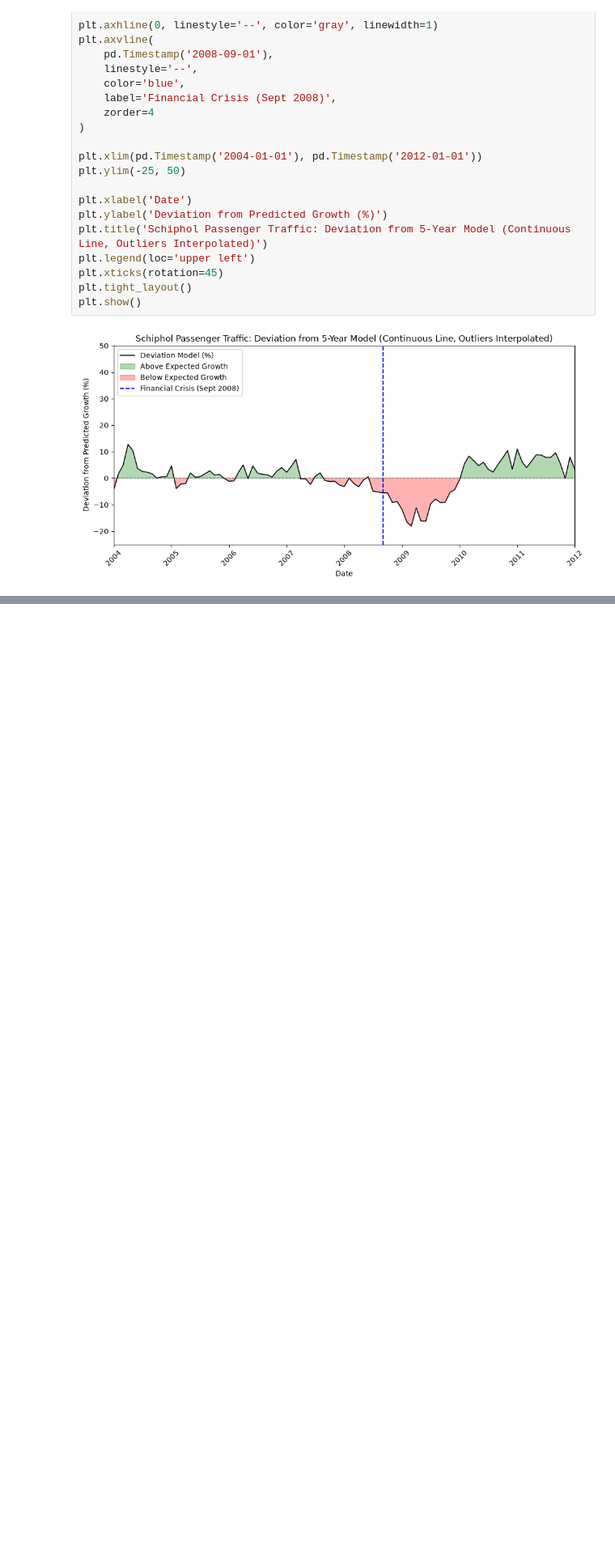
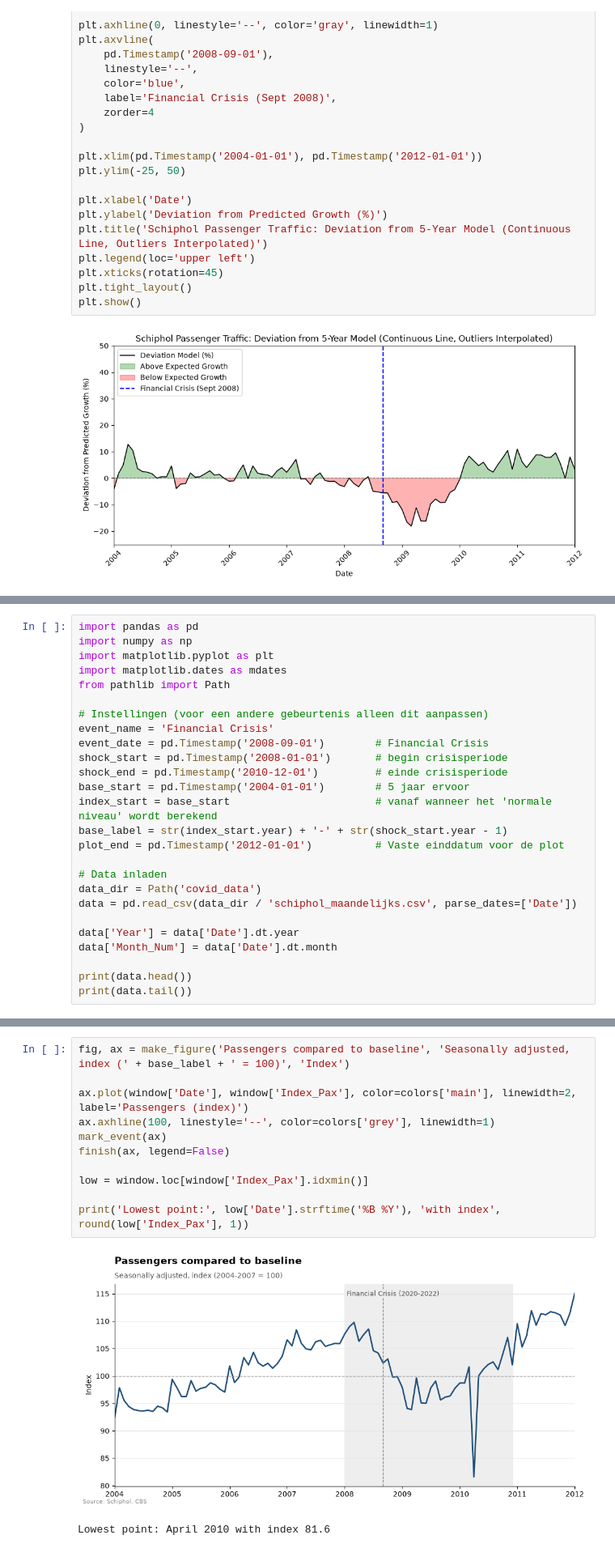
Before and after one commit to TIL6022-Python-Programming/Project_groep11, a Jupyter notebook: Financial_crisis_dataresults.ipynb, the cells around one changed output, grey strips where cells are left out. Shown at 81% size. Drawn from its saved outputs; the diff is of its cells as text; blank space fills up the shorter version.

```diff
--- a/Financial_crisis_dataresults.ipynb
+++ b/Financial_crisis_dataresults.ipynb
@@ -389,3 +437,29 @@ plt.tight_layout()
 plt.show()
 # %% [output]
 [figure]
+# %%
+import pandas as pd
+import numpy as np
+import matplotlib.pyplot as plt
+import matplotlib.dates as mdates
+from pathlib import Path
+
+# Instellingen (voor een andere gebeurtenis alleen dit aanpassen)
+event_name = 'Financial Crisis'
+event_date = pd.Timestamp('2008-09-01')        # Financial Crisis
+shock_start = pd.Timestamp('2008-01-01')       # begin crisisperiode
+shock_end = pd.Timestamp('2010-12-01')         # einde crisisperiode
+base_start = pd.Timestamp('2004-01-01')        # 5 jaar ervoor
+index_start = base_start                       # vanaf wanneer het 'normale niveau' wordt berekend
+base_label = str(index_start.year) + '-' + str(shock_start.year - 1)
+plot_end = pd.Timestamp('2012-01-01')          # Vaste einddatum voor de plot
+
+# Data inladen
+data_dir = Path('covid_data')
+data = pd.read_csv(data_dir / 'schiphol_maandelijks.csv', parse_dates=['Date'])
+
+data['Year'] = data['Date'].dt.year
+data['Month_Num'] = data['Date'].dt.month
+
+print(data.head())
+print(data.tail())
@@ -391,0 +535,14 @@ plt.show()
+# %%
+fig, ax = make_figure('Passengers compared to baseline', 'Seasonally adjusted, index (' + base_label + ' = 100)', 'Index')
+
+ax.plot(window['Date'], window['Index_Pax'], color=colors['main'], linewidth=2, label='Passengers (index)')
+ax.axhline(100, linestyle='--', color=colors['grey'], linewidth=1)
+mark_event(ax)
+finish(ax, legend=False)
+
+low = window.loc[window['Index_Pax'].idxmin()]
+
+print('Lowest point:', low['Date'].strftime('%B %Y'), 'with index', round(low['Index_Pax'], 1))
+# %% [output]
+[figure, added]
+Lowest point: April 2010 with index 81.6
```
Also changed, not shown: parts of 10 cells of this notebook, 1 other file.
